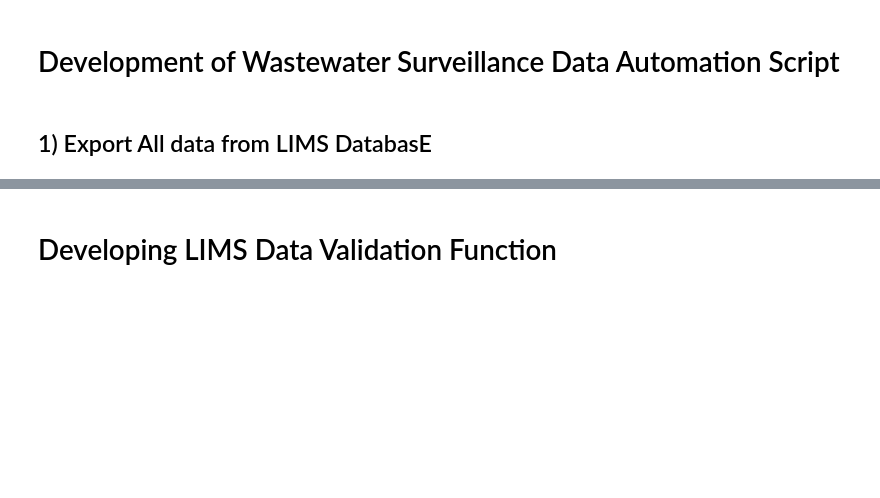
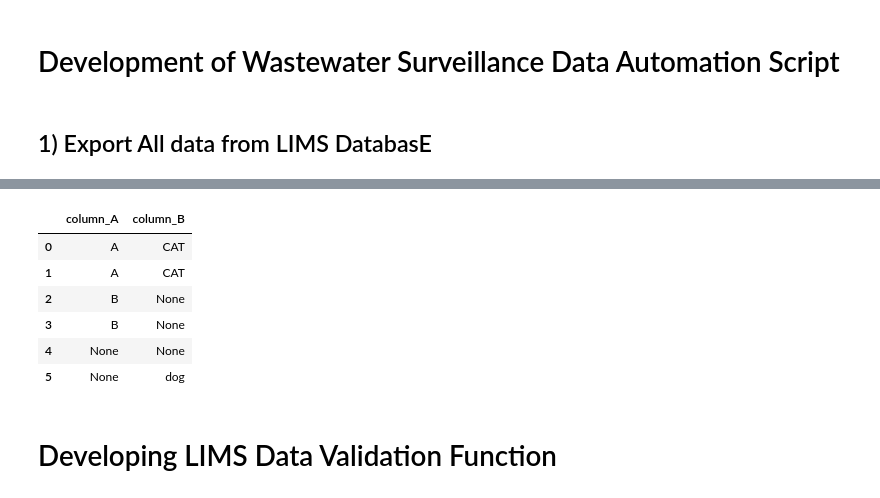
Before and after one commit to DOH-AXG5303/wastewater_covid_surveillance, a Jupyter notebook: Development_WW_data_process.ipynb, the cells around one changed output, grey strips where cells are left out. Cells and saved outputs as stored; diff of their text form; code cells hidden in the pictures; blank space fills up the shorter version.

```diff
--- a/Development_WW_data_process.ipynb
+++ b/Development_WW_data_process.ipynb
@@ -21,3 +98,21 @@ df_lims.iloc[-15:,:]
+# %%
+#change values to None if not in list of accepted values, column by column
+for i in samples_df.columns:
+
+    vals_ok = dat_dict[i] #accepted values for that column
+    mask = samples_df[i].isin(vals_ok) #bool check for accepted values
+
+    samples_df.loc[~mask, i] = None
+# %%
+samples_df
+# %% [output]
+|  | column_A | column_B |
+| 0 | A | CAT |
+| 1 | A | CAT |
+| 2 | B | None |
+| 3 | B | None |
+| 4 | None | None |
+| 5 | None | dog |
 # %% [markdown]
 # Developing LIMS Data Validation Function
 # %%
```
Also changed, not shown: parts of 25 cells of this notebook.
